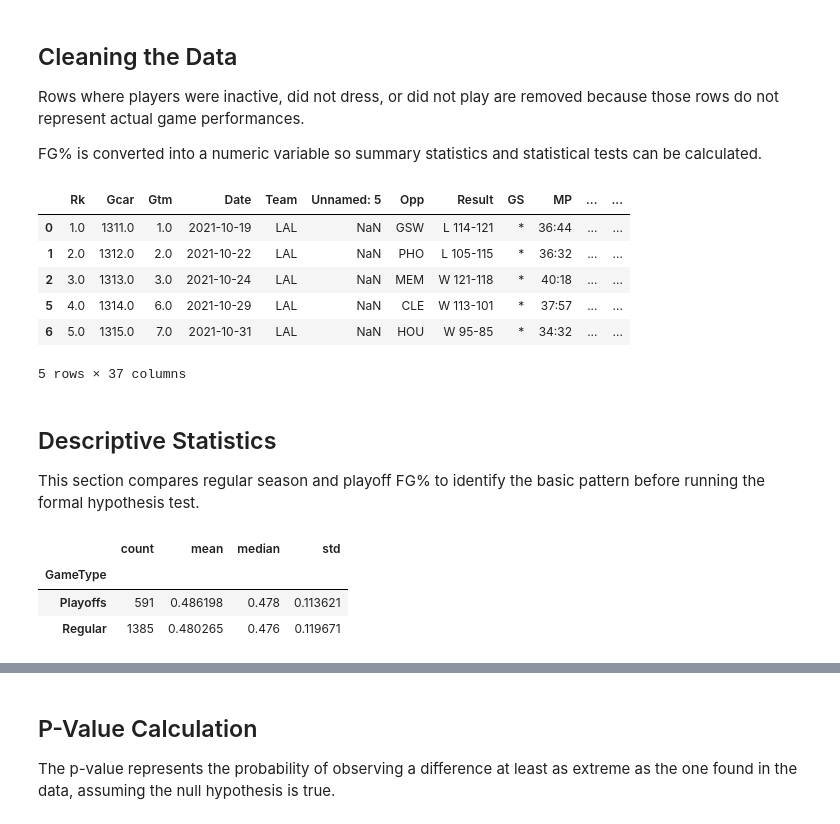
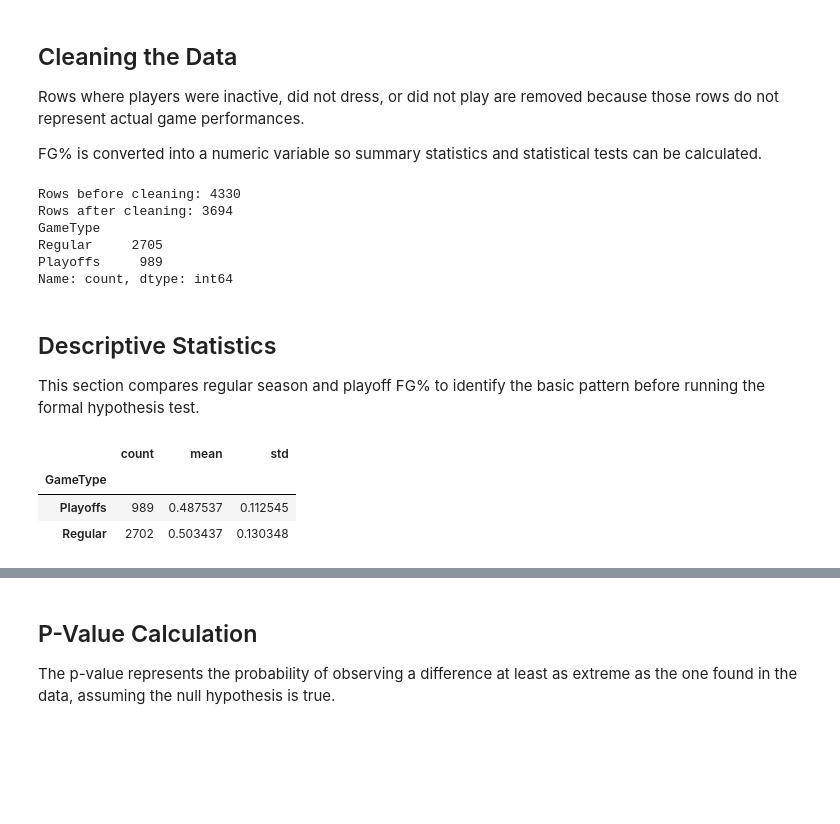
Before and after one commit to dennyhoang8/Choose-your-own-hypothesis_nba-playoff-performance, a Jupyter notebook: nba_playoff_vs_regular_season_analysis.ipynb, the cells around one changed output, grey strips where cells are left out. Drawn from its saved outputs; the diff is of its cells as text; code cells hidden in the pictures; blank space fills up the shorter version.

```diff
--- a/nba_playoff_vs_regular_season_analysis.ipynb
+++ b/nba_playoff_vs_regular_season_analysis.ipynb
@@ -35,34 +38,34 @@ players = {
     "LeBron James": "Lebron James",
     "Anthony Edwards": "Anthony Edwards",
     "Jayson Tatum": "Jayson Tatum",
-    "Kevin Durant": "Kevin Durant"
+    "Kevin Durant": "Kevin Durant",
+    "Stephen Curry": "Stephen Curry",
+    "Luka Doncic": "Luka Doncic",
+    "Nikola Jokic": "Nikola Jokic",
+    "Giannis Antetokounmpo": "Giannis Antetokounmpo"
 }
 
 all_data = []
 
 for player, folder in players.items():
-    player_path = Path(folder)
+    player_path = Path("NBA Reg-Playoffs") / folder
 
     regular_files = list(player_path.glob("*regular*.csv"))
 
     for file in regular_files:
-        df = pd.read_csv(file)
+        df = pd.read_csv(file, on_bad_lines="skip")
         season = file.stem.split("_")[-1]
-
         df["Player"] = player
         df["Season"] = season
         df["GameType"] = "Regular"
-
         all_data.append(df)
 
     playoff_files = list(player_path.glob("*playoff*.csv"))
 
     for file in playoff_files:
-        df = pd.read_csv(file)
-
+        df = pd.read_csv(file, on_bad_lines="skip")
         df["Player"] = player
         df["GameType"] = "Playoffs"
-
         all_data.append(df)
 
 nba = pd.concat(all_data, ignore_index=True)
@@ -114,23 +129,26 @@ nba_clean = nba[
 
 nba_clean["FG%"] = pd.to_numeric(nba_clean["FG%"], errors="coerce")
 
-nba_clean.head()
+print("Rows before cleaning:", len(nba))
+print("Rows after cleaning:", len(nba_clean))
+print(nba_clean["GameType"].value_counts())
 # %% [output]
-|  | Rk | Gcar | Gtm | Date | Team | Unnamed: 5 | Opp | Result | GS | MP | ... | ... |
-| 0 | 1.0 | 1311.0 | 1.0 | 2021-10-19 | LAL | NaN | GSW | L 114-121 | * | 36:44 | ... | ... |
-| 1 | 2.0 | 1312.0 | 2.0 | 2021-10-22 | LAL | NaN | PHO | L 105-115 | * | 36:32 | ... | ... |
-| 2 | 3.0 | 1313.0 | 3.0 | 2021-10-24 | LAL | NaN | MEM | W 121-118 | * | 40:18 | ... | ... |
-| 5 | 4.0 | 1314.0 | 6.0 | 2021-10-29 | LAL | NaN | CLE | W 113-101 | * | 37:57 | ... | ... |
-| 6 | 5.0 | 1315.0 | 7.0 | 2021-10-31 | LAL | NaN | HOU | W 95-85 | * | 34:32 | ... | ... |
-5 rows × 37 columns
+Rows before cleaning: 4330
+Rows after cleaning: 3694
+GameType
+Regular     2705
+Playoffs     989
+Name: count, dtype: int64
 # %% [markdown]
 ## Descriptive Statistics
 
 This section compares regular season and playoff FG% to identify the basic pattern before running the formal hypothesis test.
 # %%
-nba_clean.groupby("GameType")["FG%"].agg(["count", "mean", "median", "std"])
+summary_stats = nba_clean.groupby("GameType")["FG%"].agg(["count", "mean", "std"])
+
+summary_stats
 # %% [output]
-|  | count | mean | median | std |
-| GameType |  |  |  |  |
-| Playoffs | 591 | 0.486198 | 0.478 | 0.113621 |
-| Regular | 1385 | 0.480265 | 0.476 | 0.119671 |
+|  | count | mean | std |
+| GameType |  |  |  |
+| Playoffs | 989 | 0.487537 | 0.112545 |
+| Regular | 2702 | 0.503437 | 0.130348 |
```
Also changed, not shown: parts of 31 cells of this notebook, 54 other files.
